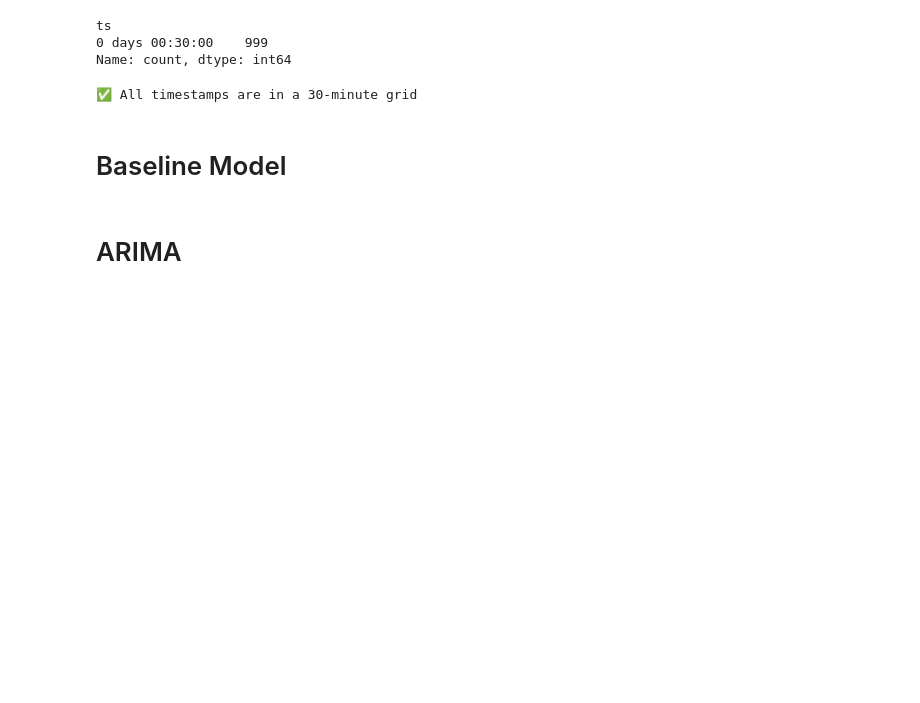
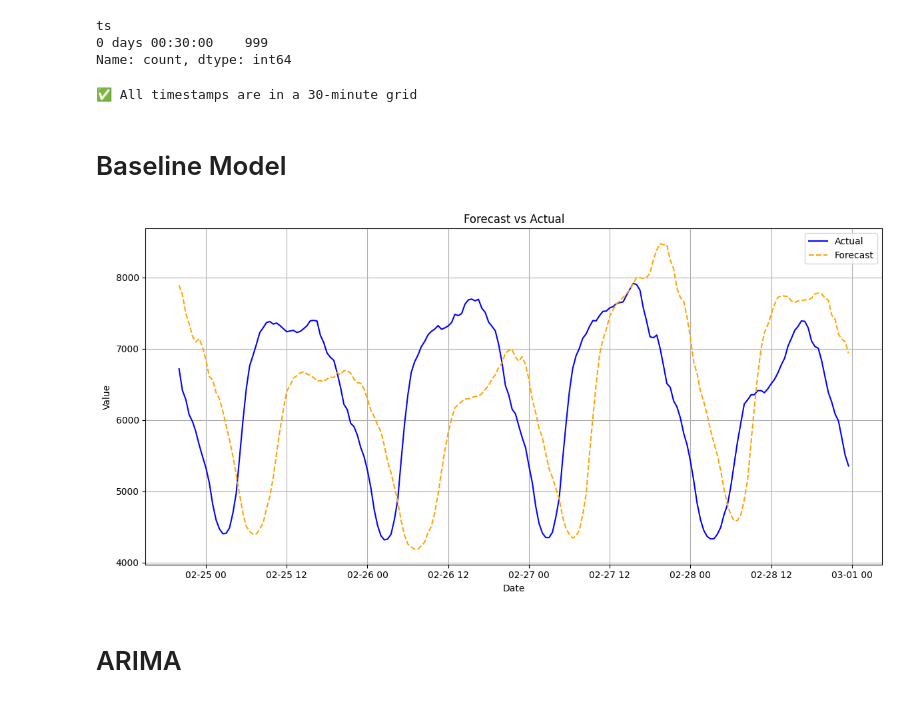
Before and after one commit to florivz/TSF-SS25-TimeGPT, a Jupyter notebook: skripts/forecasting/australian_electricity_model.ipynb, the cells around one changed output. Drawn from its saved outputs; the diff is of its cells as text; code cells hidden in the pictures; blank space fills up the shorter version.

Commit message:
add models, dataset proccessing

```diff
--- a/skripts/forecasting/australian_electricity_model.ipynb
+++ b/skripts/forecasting/australian_electricity_model.ipynb
@@ -85,6 +87,23 @@ model = Model(df=df_recent)
 ✅ All timestamps are in a 30-minute grid
 # %% [markdown]
 # Baseline Model
+# %%
+baseline = model.base_line()
+# %%
+import matplotlib.pyplot as plt
+
+plt.figure(figsize=(12, 6))
+plt.plot(df_test['ts'], df_test['y'], label='Actual', color='blue')
+plt.plot(baseline['ts'], baseline['yhat'], label='Forecast', color='orange', linestyle='--')
+plt.xlabel('Date')
+plt.ylabel('Value')
+plt.title('Forecast vs Actual')
+plt.legend()
+plt.grid(True)
+plt.tight_layout()
+plt.show()
+# %% [output]
+[figure, added]
 # %% [markdown]
 # ARIMA
 # %%
```
Also changed, not shown: parts of 6 cells of this notebook, 10 other files.
